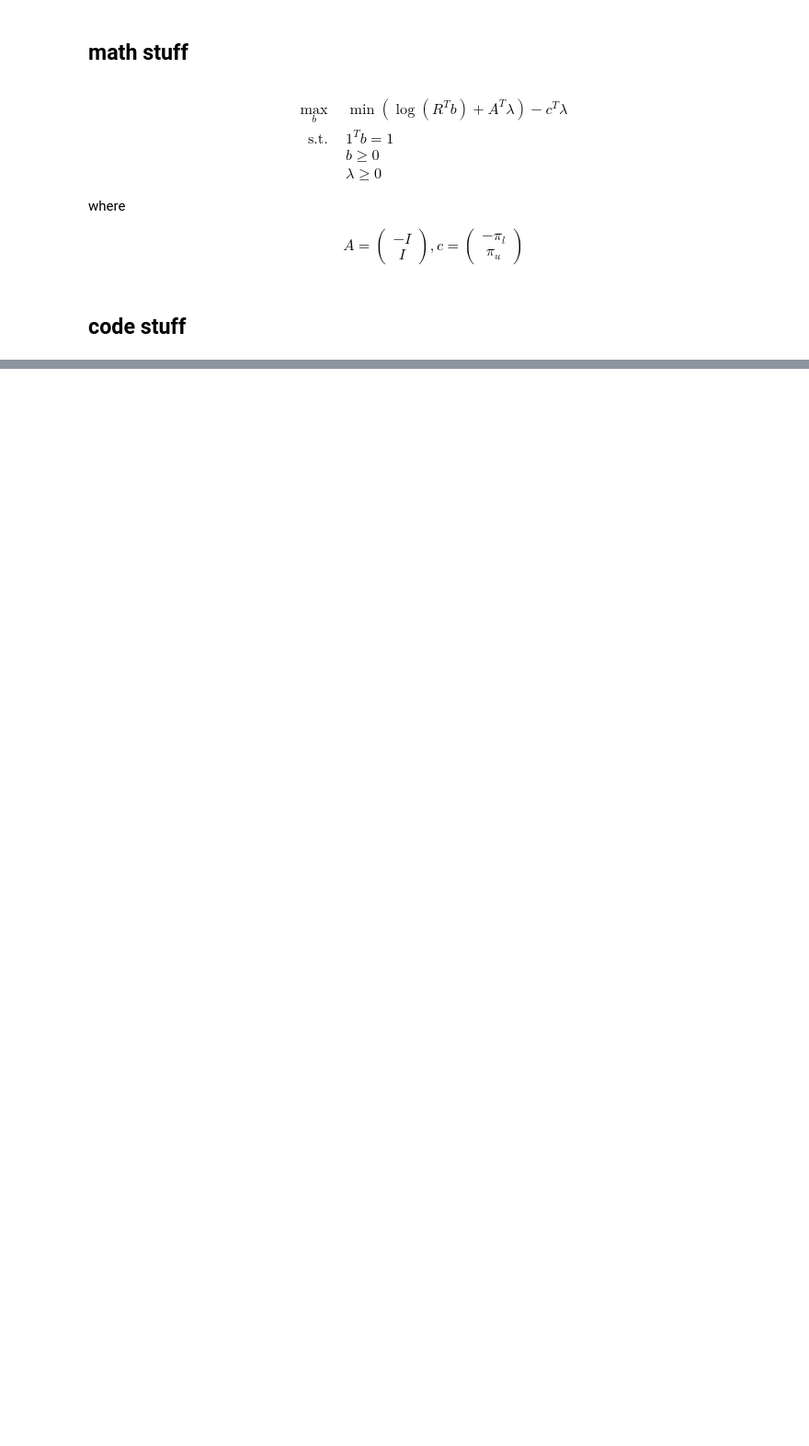
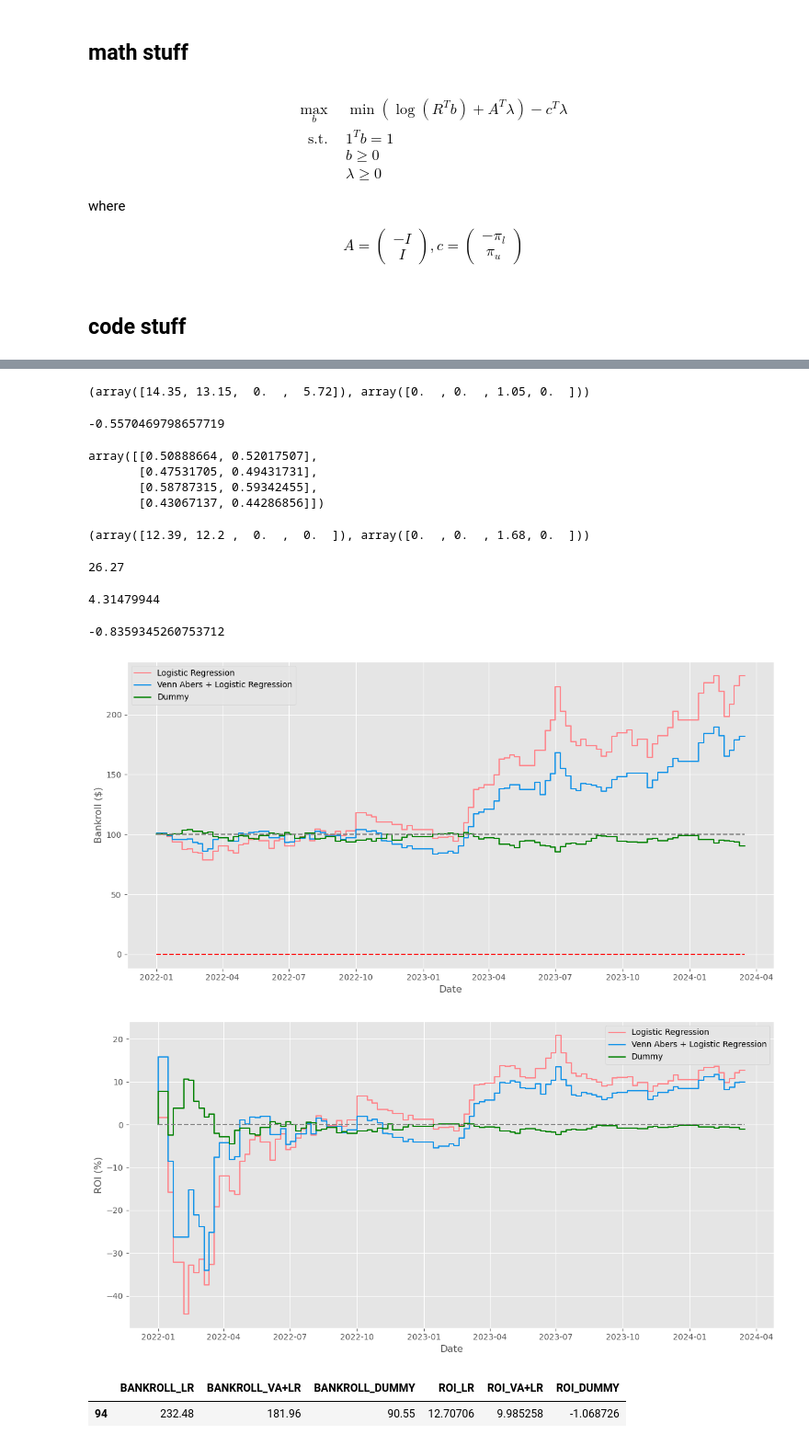
Before and after one commit to ehan03/brainstorm-conformal-drkp, a Jupyter notebook: stuff.ipynb, the cells around one changed output, grey strips where cells are left out. Shown at 92% size. Saved outputs shown, nothing was run; the diff lists cells and outputs as text; code cells hidden in the pictures; blank space fills up the shorter version.

```diff
--- a/stuff.ipynb
+++ b/stuff.ipynb
@@ -60,0 +117,61 @@ array([[1.469937, 0.      , 1.261991, 0.      , 2.02873 , 0.      ,
+# %%
+naive_kelly = NaiveKelly(
+    red_probs=probs[:, 1],
+    blue_probs=probs[:, 0],
+    red_odds=bad_event_odds["RED_FIGHTER_ODDS"].to_numpy(),
+    blue_odds=bad_event_odds["BLUE_FIGHTER_ODDS"].to_numpy(),
+    current_bankroll=1000
+)
+
+red_wagers, blue_wagers = naive_kelly()
+red_wagers, blue_wagers
+# %% [output]
+(array([14.35, 13.15,  0.  ,  5.72]), array([0.  , 0.  , 1.05, 0.  ]))
+# %%
+# total wagered: 34.27
+# return: 15.18
+(15.18 - 34.27) / 34.27
+# %% [output]
+-0.5570469798657719
+# %%
+p_prime, p0_p1 = va.predict_proba(X_test.to_numpy())
+p0_p1
+# %% [output]
+array([[0.50888664, 0.52017507],
+       [0.47531705, 0.49431731],
+       [0.58787315, 0.59342455],
+       [0.43067137, 0.44286856]])
+# %%
+robust_kelly = DistributionalRobustKelly(
+    p0_p1=p0_p1,
+    red_odds=bad_event_odds["RED_FIGHTER_ODDS"].to_numpy(),
+    blue_odds=bad_event_odds["BLUE_FIGHTER_ODDS"].to_numpy(),
+    current_bankroll=1000
+)
+
+red_wagers, blue_wagers = robust_kelly()
+red_wagers, blue_wagers
+# %% [output]
+(array([12.39, 12.2 ,  0.  ,  0.  ]), array([0.  , 0.  , 1.68, 0.  ]))
+# %%
+np.sum(red_wagers) + np.sum(blue_wagers)
+# %% [output]
+26.27
+# %%
+1.68 * 2.568333
+# %% [output]
+4.31479944
+# %%
+# total wagered: 26.27
+# return: 4.31
+(4.31 - 26.27) / 26.27
+# %% [output]
+-0.8359345260753712
+# %%
+backtest = BacktestFramework()
+backtest()
+# %% [output]
+[figure, added]
+[figure, added]
+|  | BANKROLL_LR | BANKROLL_VA+LR | BANKROLL_DUMMY | ROI_LR | ROI_VA+LR | ROI_DUMMY |
+| 94 | 232.48 | 181.96 | 90.55 | 12.70706 | 9.985258 | -1.068726 |
```
Also changed, not shown: parts of 11 cells of this notebook, 7 other files.
